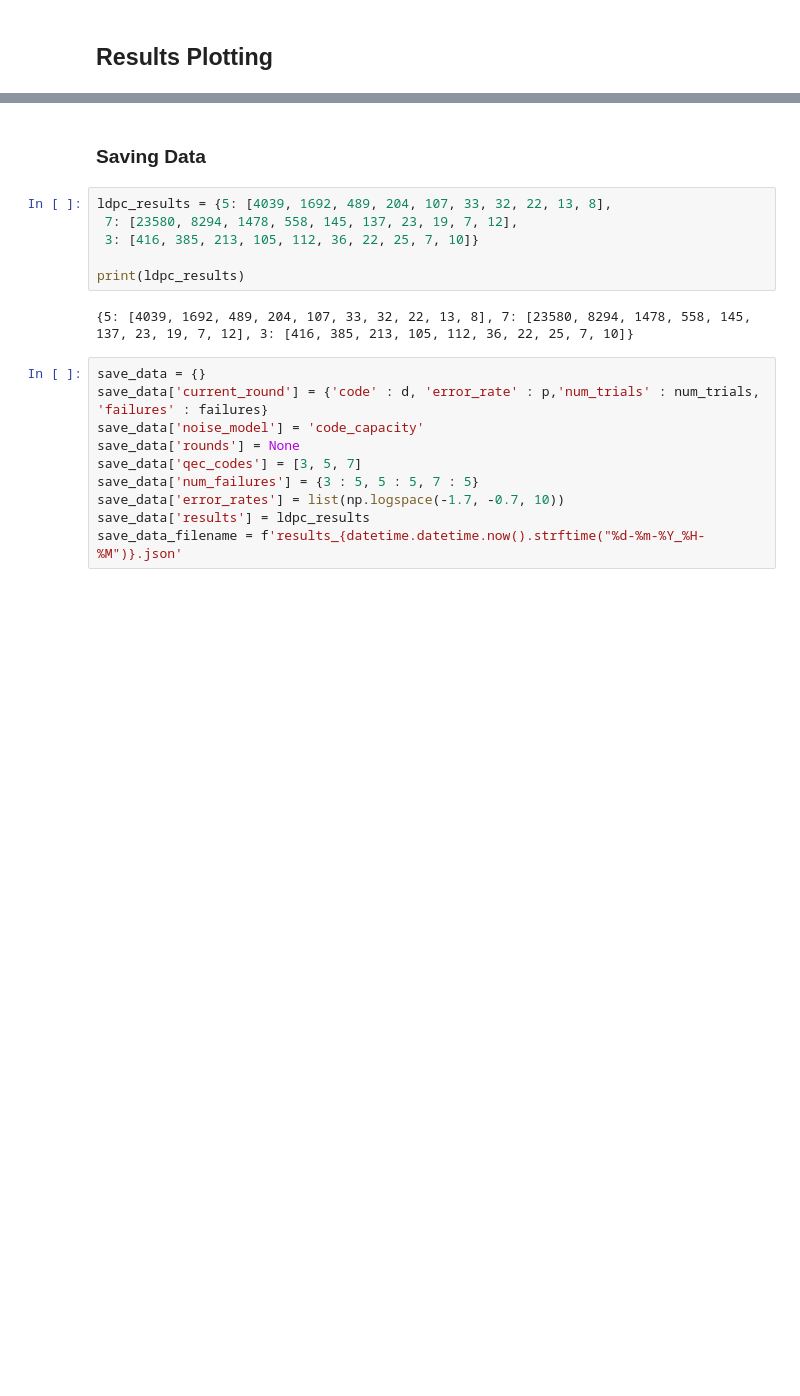
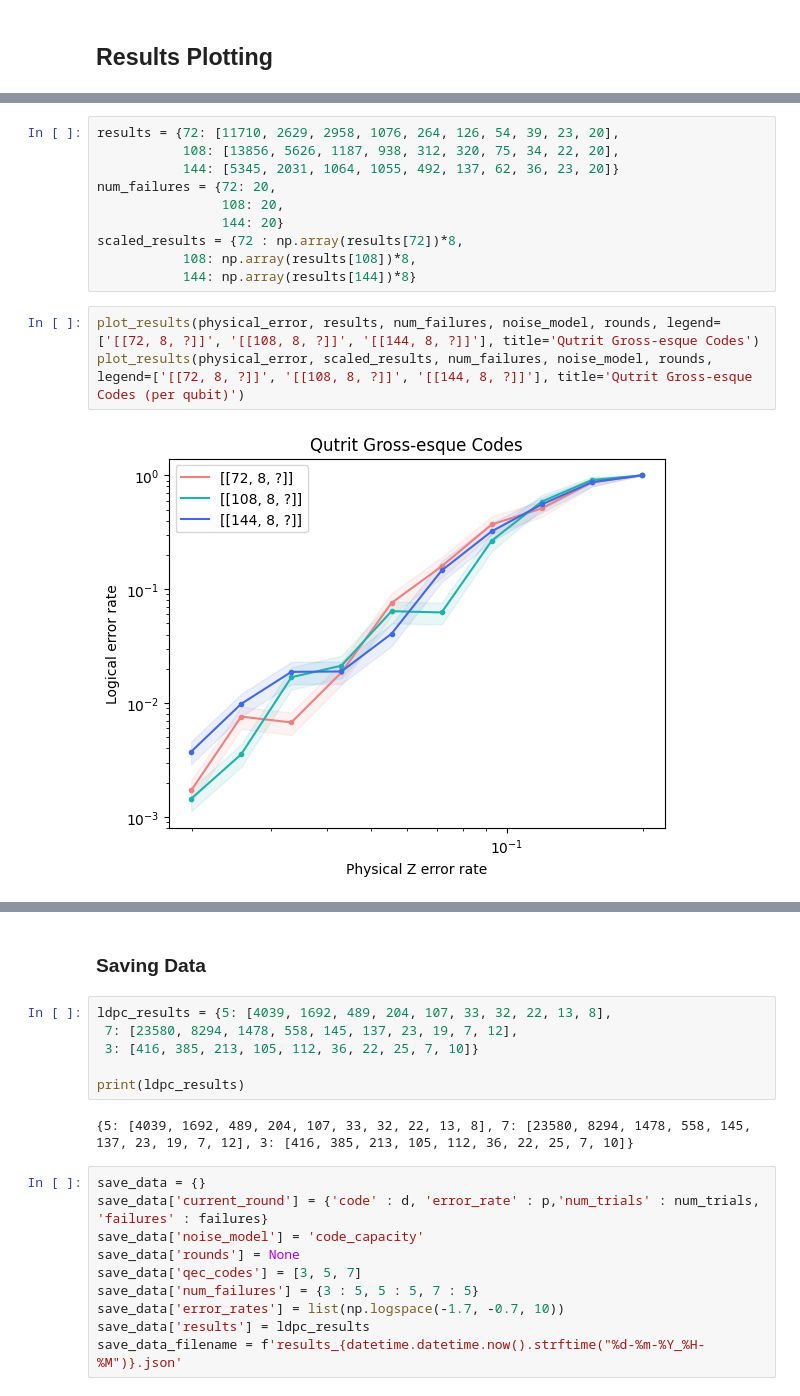
Before and after one commit to e-kneip/bbqudit, a Jupyter notebook: bbq/notebooks/plots_and_data_saves.ipynb, the cells around one changed output, grey strips where cells are left out. Cells and saved outputs as stored; diff of their text form; blank space fills up the shorter version.

```diff
--- a/bbq/notebooks/plots_and_data_saves.ipynb
+++ b/bbq/notebooks/plots_and_data_saves.ipynb
@@ -496,0 +124,15 @@ ax.set_title('Ququint Toric Code');
+# %%
+results = {72: [11710, 2629, 2958, 1076, 264, 126, 54, 39, 23, 20],
+           108: [13856, 5626, 1187, 938, 312, 320, 75, 34, 22, 20],
+           144: [5345, 2031, 1064, 1055, 492, 137, 62, 36, 23, 20]}
+num_failures = {72: 20,
+                108: 20,
+                144: 20}
+scaled_results = {72 : np.array(results[72])*8,
+           108: np.array(results[108])*8,
+           144: np.array(results[144])*8}
+# %%
+plot_results(physical_error, results, num_failures, noise_model, rounds, legend=['[[72, 8, ?]]', '[[108, 8, ?]]', '[[144, 8, ?]]'], title='Qutrit Gross-esque Codes')
+plot_results(physical_error, scaled_results, num_failures, noise_model, rounds, legend=['[[72, 8, ?]]', '[[108, 8, ?]]', '[[144, 8, ?]]'], title='Qutrit Gross-esque Codes (per qubit)')
+# %% [output]
+[figure, added]
```
Also changed, not shown: parts of 39 cells of this notebook, 1 other file.
